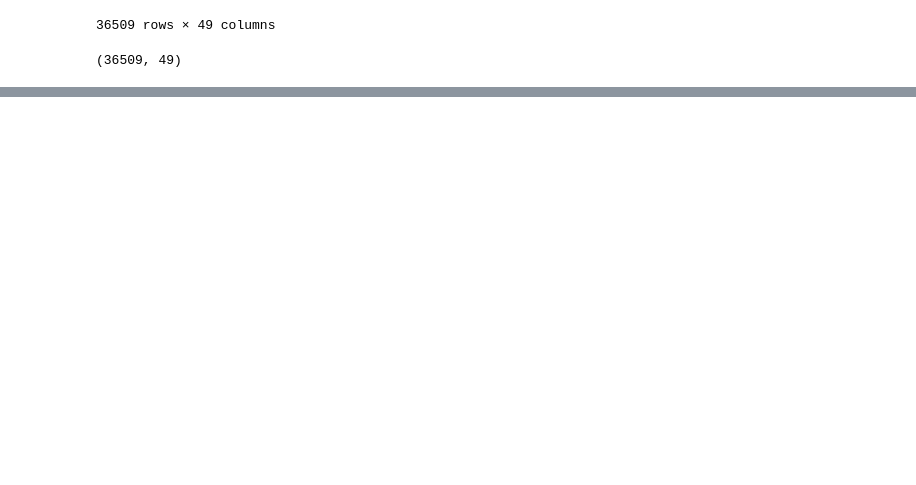
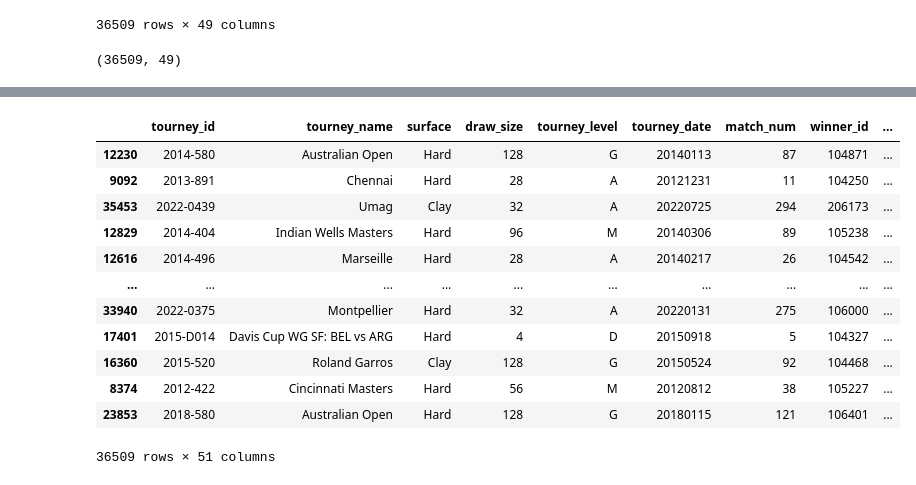
Before and after one commit to NazarPolishchuk7/Tennis_Match_Prediction, a Jupyter notebook: notebooks/data_preprocessing.ipynb, the cells around one changed output, grey strips where cells are left out. Saved outputs shown, nothing was run; the diff lists cells and outputs as text; code cells hidden in the pictures; blank space fills up the shorter version.

Commit message:
I made a target

```diff
--- a/notebooks/data_preprocessing.ipynb
+++ b/notebooks/data_preprocessing.ipynb
@@ -115,0 +282,2 @@ df.to_csv('C:/Users/nazar/Tennis_Match_Prediction/data/processed_data/data_2010_
+# %%
+loser_df['target'] = 0
@@ -115,0 +300,18 @@ df.to_csv('C:/Users/nazar/Tennis_Match_Prediction/data/processed_data/data_2010_
+# %%
+df = pd.concat([winner_df,loser_df], axis = 0)
+# %%
+df
+# %% [output]
+|  | tourney_id | tourney_name | surface | draw_size | tourney_level | tourney_date | match_num | winner_id | ... |
+| 12230 | 2014-580 | Australian Open | Hard | 128 | G | 20140113 | 87 | 104871 | ... |
+| 9092 | 2013-891 | Chennai | Hard | 28 | A | 20121231 | 11 | 104250 | ... |
+| 35453 | 2022-0439 | Umag | Clay | 32 | A | 20220725 | 294 | 206173 | ... |
+| 12829 | 2014-404 | Indian Wells Masters | Hard | 96 | M | 20140306 | 89 | 105238 | ... |
+| 12616 | 2014-496 | Marseille | Hard | 28 | A | 20140217 | 26 | 104542 | ... |
+| ... | ... | ... | ... | ... | ... | ... | ... | ... | ... |
+| 33940 | 2022-0375 | Montpellier | Hard | 32 | A | 20220131 | 275 | 106000 | ... |
+| 17401 | 2015-D014 | Davis Cup WG SF: BEL vs ARG | Hard | 4 | D | 20150918 | 5 | 104327 | ... |
+| 16360 | 2015-520 | Roland Garros | Clay | 128 | G | 20150524 | 92 | 104468 | ... |
+| 8374 | 2012-422 | Cincinnati Masters | Hard | 56 | M | 20120812 | 38 | 105227 | ... |
+| 23853 | 2018-580 | Australian Open | Hard | 128 | G | 20180115 | 121 | 106401 | ... |
+36509 rows × 51 columns
```
Also changed, not shown: parts of 23 cells of this notebook.
